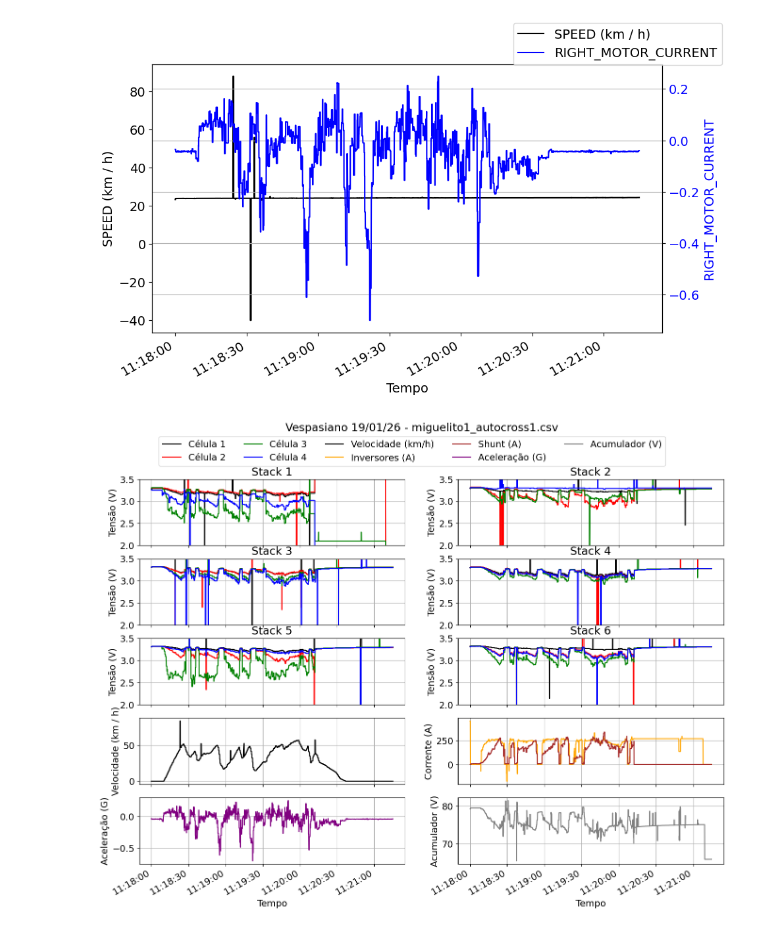
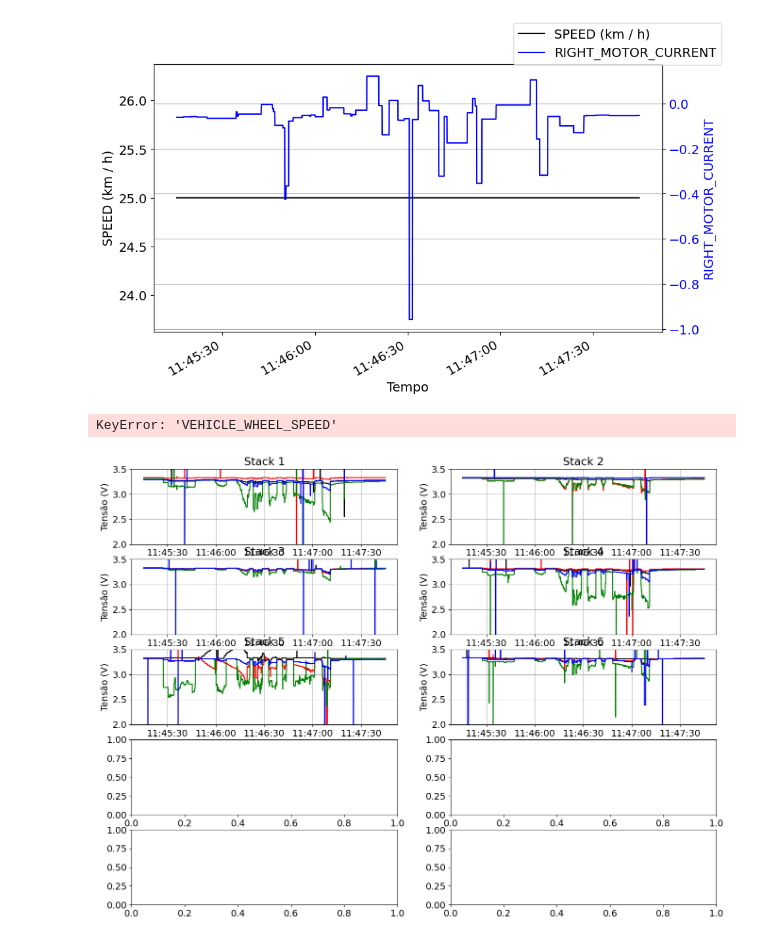
Before and after one commit to Tesla-UFMG/Data-Analysis, a Jupyter notebook: notebooks/csv_testing.ipynb, the cells around one changed output. Cells and saved outputs as stored; diff of their text form; code cells hidden in the pictures.

```diff
--- a/notebooks/csv_testing.ipynb
+++ b/notebooks/csv_testing.ipynb
@@ -12,8 +12,8 @@ plt.rcParams["figure.figsize"] = (10, 6)
 
 # dataset_path = "../data/dados_telemetria/odonto_081225/full"
 # dataset_path = "../data/dados_telemetria/oficina_151225_comp/full/mike"
-# dataset_path = "../data/dados_telemetria/betim_161225/full"
-dataset_path = "../data/dados_telemetria/vespasiano_190126/full"
+dataset_path = "../data/dados_telemetria/betim_161225/full"
+# dataset_path = "../data/dados_telemetria/vespasiano_190126/full"
 
 
 # full_df = pd.read_csv(f'{dataset_path}/mike1_aceleracao3.csv')
@@ -22,7 +22,7 @@ dataset_path = "../data/dados_telemetria/vespasiano_190126/full"
 # dataset_path = "../data/dados_telemetria/betim_161225/full/"
 # dataset_path = "../data/dados_telemetria/odonto_081225/full/"
 # full_df = pd.read_csv(f'{dataset_path}/full_df.csv')
-csv_file_name = "miguelito1_autocross1.csv"
+csv_file_name = "miguelito1_enduro3.csv"
 csv_folder = csv_file_name.split('_')[0]
 full_df = pd.read_csv(f'{dataset_path}/{csv_folder}/{csv_file_name}')
 # full_df = pd.read_csv(f'{dataset_path}/full_df.csv')
@@ -66,9 +60,9 @@ def get_range_by_time(timestamps, start_date, end_date):
 
     return range(start_idx, end_idx)
 
-START_DATE = datetime(2025, 12, 8, 15, 38, 10, tzinfo=ZoneInfo("America/Sao_Paulo"))
-END_DATE = datetime(2025, 12, 8, 15, 38, 17, tzinfo=ZoneInfo("America/Sao_Paulo"))
-END_DATE = -1
+START_DATE = datetime(2026, 1, 19, 11, 18, 5, tzinfo=ZoneInfo("America/Sao_Paulo"))
+END_DATE = datetime(2026, 1, 19, 11, 20, 35, tzinfo=ZoneInfo("America/Sao_Paulo"))
+# END_DATE = -1
 
 range_plot = get_range_by_time(full_df['timestamp'], START_DATE, END_DATE)
 timestamps_plot = full_df['timestamp'][range_plot] / 1000
@@ -114,7 +121,7 @@ fig.legend(loc='upper right')
 plt.grid(True)
 plt.show()
 # %% [output]
-[figure, old version]
+[figure, new version]
 # %%
 fig, axs = plt.subplots(5,2, figsize=(16,12)) # Adjust figsize as needed
 
@@ -193,33 +200,34 @@ axs[2,1].set_ylim(Y_LIM_RANGE)
 axs[2,1].grid()
 
 axs[3,0].plot(dates_plot, full_df['VEHICLE_WHEEL_SPEED'][range_plot], color="black", label="Velocidade (km/h)")
 axs[3,0].set_xlabel('Tempo')
 axs[3,0].set_ylabel('Velocidade (km / h)', color='black')
 axs[3,0].grid()
 
 axs[3,1].plot(dates_plot, (full_df['RIGHT_MOTOR_CURRENT'] + full_df['LEFT_MOTOR_CURRENT'])[range_plot], color="orange", label='Inversores (A)')
 axs[3,1].plot(dates_plot, (full_df['SHUNT_CURRENT'])[range_plot], color="brown", label='Shunt (A)')
 axs[3,1].set_xlabel('Tempo')
 axs[3,1].set_ylabel('Corrente (A)')
 axs[3,1].grid()
 
-axs[4,0].plot(dates_plot, full_df['ACCEL_LONGITUDINAL'], color="purple", label="Aceleração (G)")
+axs[4,0].plot(dates_plot, full_df['ACCEL_LONGITUDINAL'][range_plot], color="purple", label="Aceleração (G)")
 axs[4,0].set_xlabel('Tempo')
 axs[4,0].set_ylabel('Aceleração (G)', color='black')
 axs[4,0].grid()
 
 # axs[4,1].plot(dates_plot, full_df['THROTTLE'], color="black")
-axs[4,1].plot(dates_plot, full_df['TOTAL_VOLTAGE'], color="gray", label='Acumulador (V)')
+axs[4,1].plot(dates_plot, full_df['MIN_VOLTAGE'][range_plot], color="gray", label='Acumulador (V)')
 axs[4,1].set_xlabel('Tempo')
 axs[4,1].set_ylabel('Acumulador (V)', color='black')
 axs[4,1].grid()
 
 # Optional: Rotate x-axis labels for better readability if they overlap
 fig.autofmt_xdate()
 
 # Optional: align legends
 fig.legend(loc='upper center', ncol=5, borderaxespad=2)
 fig.suptitle("Vespasiano 19/01/26 - " + csv_file_name)
 plt.show()
 # %% [output]
+KeyError: 'VEHICLE_WHEEL_SPEED'
-[figure, old version]
+[figure, new version]
```
Also changed, not shown: parts of 11 cells of this notebook, 3 other files.
